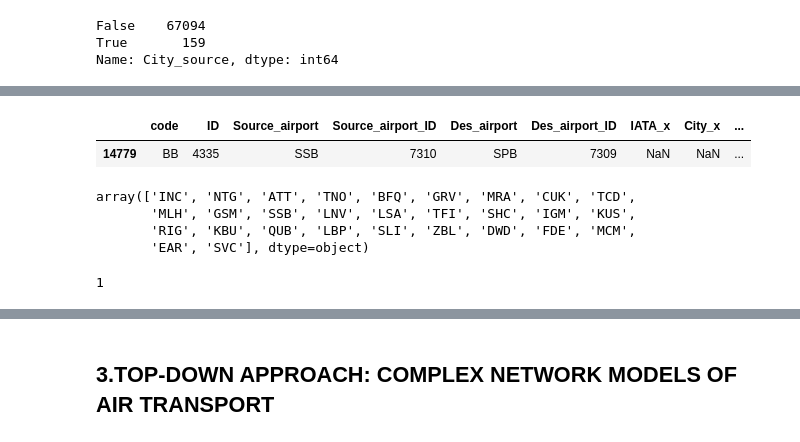
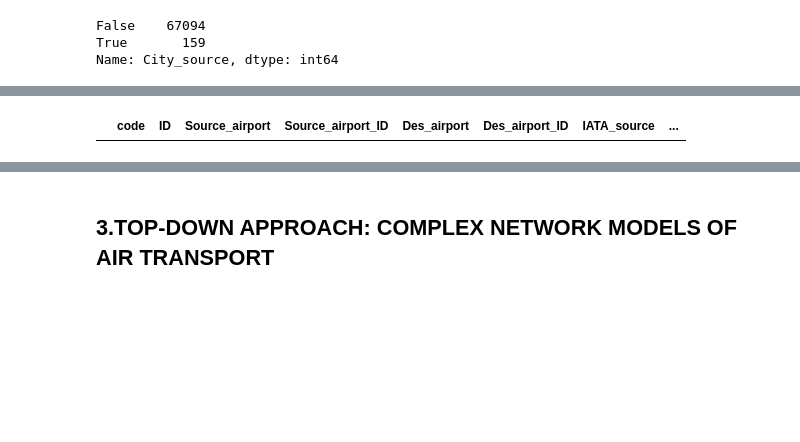
Before and after one commit to HJGuan/uzh_NetworkScienceFinalProject, a Jupyter notebook: global.ipynb, the cells around one changed output, grey strips where cells are left out. Cells and saved outputs as stored; diff of their text form; code cells hidden in the pictures; blank space fills up the shorter version.

```diff
--- a/global.ipynb
+++ b/global.ipynb
@@ -74,6 +76,10 @@ if 'Type' in df_airports:
     df_airports = df_airports.drop('Type', axis=1)
 if 'Source' in df_airports:
     df_airports = df_airports.drop('Source', axis=1)
+if 'Airport ID' in df_airports:
+    df_airports = df_airports.drop('Airport ID', axis=1)
+
+
 
 # remove not-useful attributes in df_airports2
 if 'Altitude' in df_airports2:
@@ -338,12 +324,8 @@ df_airports2
 # %%
-df_test = pd.merge(df_routes, df_airports.loc[:, ['IATA', 'City', 'Country', 'Latitude', 'Longitude']], how='left', left_on='Source_airport', right_on='IATA')
-df_test_2 = pd.merge(df_routes, df_airports2.loc[:, ['IATA', 'City', 'Country', 'Latitude', 'Longitude']], how='left', left_on='Source_airport', right_on='IATA')
-df_test_3 = pd.merge(df_test,
+df_join = pd.merge(df_routes, df_airports.loc[:, ['IATA', 'City', 'Country', 'Latitude', 'Longitude']], how='left', left_on='Source_airport', right_on='IATA')
+df_join = pd.merge(df_join,
                      df_airports2.loc[:, ['IATA', 'City', 'Country', 'Latitude', 'Longitude']],
                      how='left',
                      left_on='Source_airport',
                      right_on='IATA',
                      suffixes=('_source', '_source_y'))
-
-for d in [df_test, df_test_2, df_test_3]:
-    print(d.shape)
@@ -403,7 +353,7 @@ False    67094
 True       159
 Name: City_source, dtype: int64
 # %%
-for i, row in df_test_3[df_test_3['City_source'].isna()].iterrows():
-    if not row['City_source_y'] == r'\N' :
-        df_test_3.loc[i, 'IATA_source':'Longitude_source'] = row['IATA_source_y':'Longitude_source_y']
-        # print(df_test_3.loc[i, 'IATA_source':'Longitude_source'], row['IATA_source_y':'Longitude_source_y'])
+for i, row in df_join[df_join['City_source'].isna()].iterrows():
+    if row['Latitude_source_y'] != r'\N' :
+        df_join.loc[i, 'IATA_source':'Longitude_source'] = row['IATA_source_y':'Longitude_source_y'].values
+        print(f"row {i} replace")
@@ -410,20 +378,4 @@ for i, row in df_test_3[df_test_3['City_source'].isna()].iterrows():
 # %%
-df_test_3[df_test_3['City_x'].isna()]
+df_join[df_join['City_source'].isna()]
 # %% [output]
-|  | code | ID | Source_airport | Source_airport_ID | Des_airport | Des_airport_ID | IATA_x | City_x | ... |
-| 14779 | BB | 4335 | SSB | 7310 | SPB | 7309 | NaN | NaN | ... |
+|  | code | ID | Source_airport | Source_airport_ID | Des_airport | Des_airport_ID | IATA_source | ... |
-# %%
-df_test_3[df_test_3['City_x'].isna()]['Source_airport'].unique()
-# %% [output]
-array(['INC', 'NTG', 'ATT', 'TNO', 'BFQ', 'GRV', 'MRA', 'CUK', 'TCD',
-       'MLH', 'GSM', 'SSB', 'LNV', 'LSA', 'TFI', 'SHC', 'IGM', 'KUS',
-       'RIG', 'KBU', 'QUB', 'LBP', 'SLI', 'ZBL', 'DWD', 'FDE', 'MCM',
-       'EAR', 'SVC'], dtype=object)
-# %%
-a=[]
-try:
-    print(a[0])
-except:
-    print(1)
-# %% [output]
-1
```
Also changed, not shown: parts of 42 cells of this notebook.
